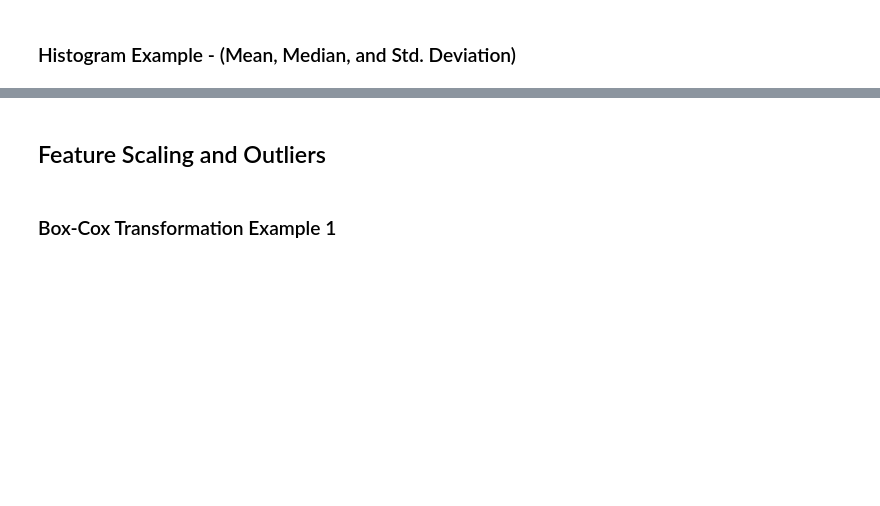
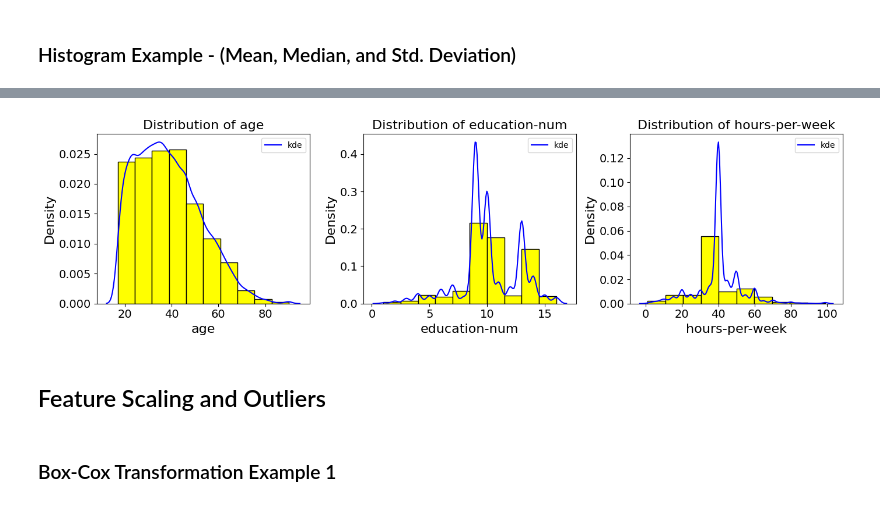
Before and after one commit to lshpaner/eda_toolkit, a Jupyter notebook: py_example_notebooks/adult_income_eda.ipynb, the cells around one changed output, grey strips where cells are left out. Drawn from its saved outputs; the diff is of its cells as text; code cells hidden in the pictures; blank space fills up the shorter version.

Commit message:
update kde_dist; mv plot utility to new script

```diff
--- a/py_example_notebooks/adult_income_eda.ipynb
+++ b/py_example_notebooks/adult_income_eda.ipynb
@@ -274,3 +298,42 @@ kde_distributions(
+# %%
+# from eda_toolkit import plot_distributions
+
+vars_of_interest = [
+    "age",
+    "education-num",
+    "hours-per-week",
+]
+
+kde_distributions(
+    df=df,
+    vars_of_interest=vars_of_interest,
+    # layout
+    n_rows=1,
+    n_cols=3,
+    hue=None,
+    hist_color="yellow",
+    subplot_figsize=(14, 4),
+    # plotting intent
+    plot_type="both",  # histogram + density overlay
+    stat="density",
+    density_function="kde",
+    density_color="blue",
+    # histogram controls
+    bins=10,
+    fill=True,
+    # labels & formatting
+    y_axis_label="Density",
+    text_wrap=50,
+    label_fontsize=16,
+    tick_fontsize=14,
+    # output
+    bbox_inches="tight",
+    image_filename="age_distribution_norm_fit",
+    image_path_png=image_path_png,
+    image_path_svg=image_path_svg,
+)
+# %% [output]
+[figure, added]
 # %% [markdown]
 ## Feature Scaling and Outliers
 # %% [markdown]
```
Also changed, not shown: parts of 7 cells of this notebook, 2 other files.
